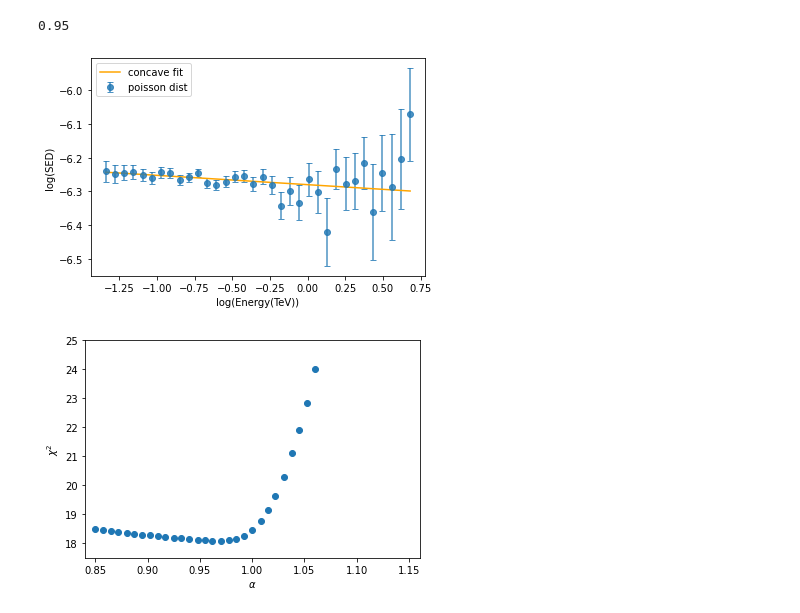
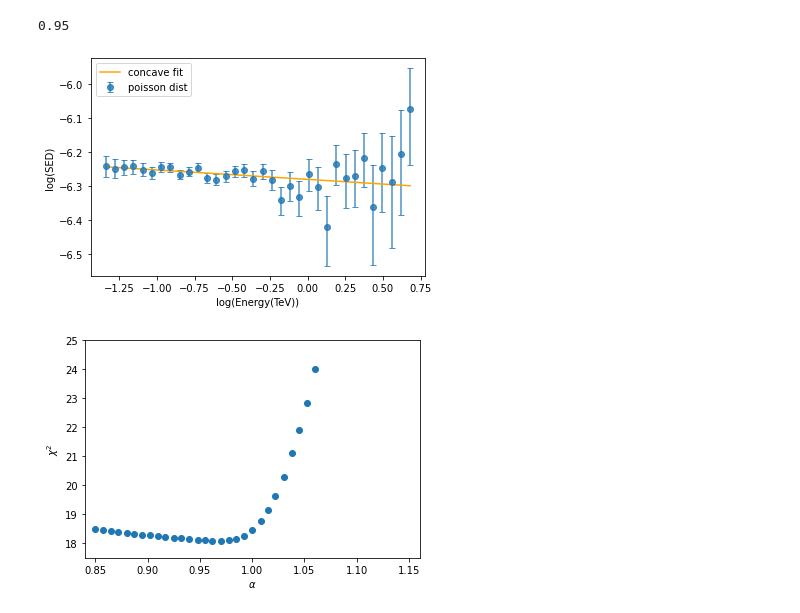
Before and after one commit to R-Grau/EBLpy, a Jupyter notebook: Aeff_bkg_spline.ipynb, the cells around one changed output. Drawn from its saved outputs; the diff is of its cells as text; code cells hidden in the pictures.

```diff
--- a/Aeff_bkg_spline.ipynb
+++ b/Aeff_bkg_spline.ipynb
@@ -410,24 +416,29 @@ print(alphas[np.argmin(chisqs)])
 # %%
 alpha = 1
 dNdE2 = dNdE_b * np.exp(alpha*tau[3:37])
 dNdE2_u = dNdE_b_u * np.exp(alpha*tau[3:37])
 SED2 = np.square(E[3:37]) * dNdE2
 SED_u2 = np.square(E[3:37]) * dNdE2_u
 logSED2 = np.log10(SED2)
 logSED_u2 = SED_u2 / (SED2 * np.log(10))
 w2 = 1/ np.square(logSED_u2)
 
+logSEDp2 = np.log10(SED2 + SED_u2)
+logSEDn2 = np.log10(SED2 - SED_u2)
+logSEDp_u2 = logSEDp2 - logSED2
+logSEDn_u2 = logSED2 - logSEDn2
+
 gam2 = LinearGAM(s(0, constraints='concave', n_splines=20, edge_knots=[max(logE[3:37]),min(logE[3:37])])).fit(logE[3:37], logSED2, weights = w2)
 chi2 = chisq(logSED2, gam2.predict(logE[3:37]), logSED_u2)
 
-plt.errorbar(logE[3:37], logSED2, yerr = logSED_u2, label='poisson dist', capsize=3, fmt='o', alpha=0.8)
+plt.errorbar(logE[3:37], logSED2, yerr = np.array([logSEDn_u2 ,logSEDp_u2]), label='poisson dist', capsize=3, fmt='o', alpha=0.8)
 plt.plot(logE[3:37], gam2.predict(logE[3:37]), label='concave fit', color = 'orange')
 plt.xlabel('log(Energy(TeV))')
 plt.ylabel('log(SED)')
 plt.legend()
 plt.show()
 # %% [output]
-[figure, old version]
+[figure, new version]
 # %%
 chisqs = []
 alphas = []
```
Also changed, not shown: parts of 4 cells of this notebook.
